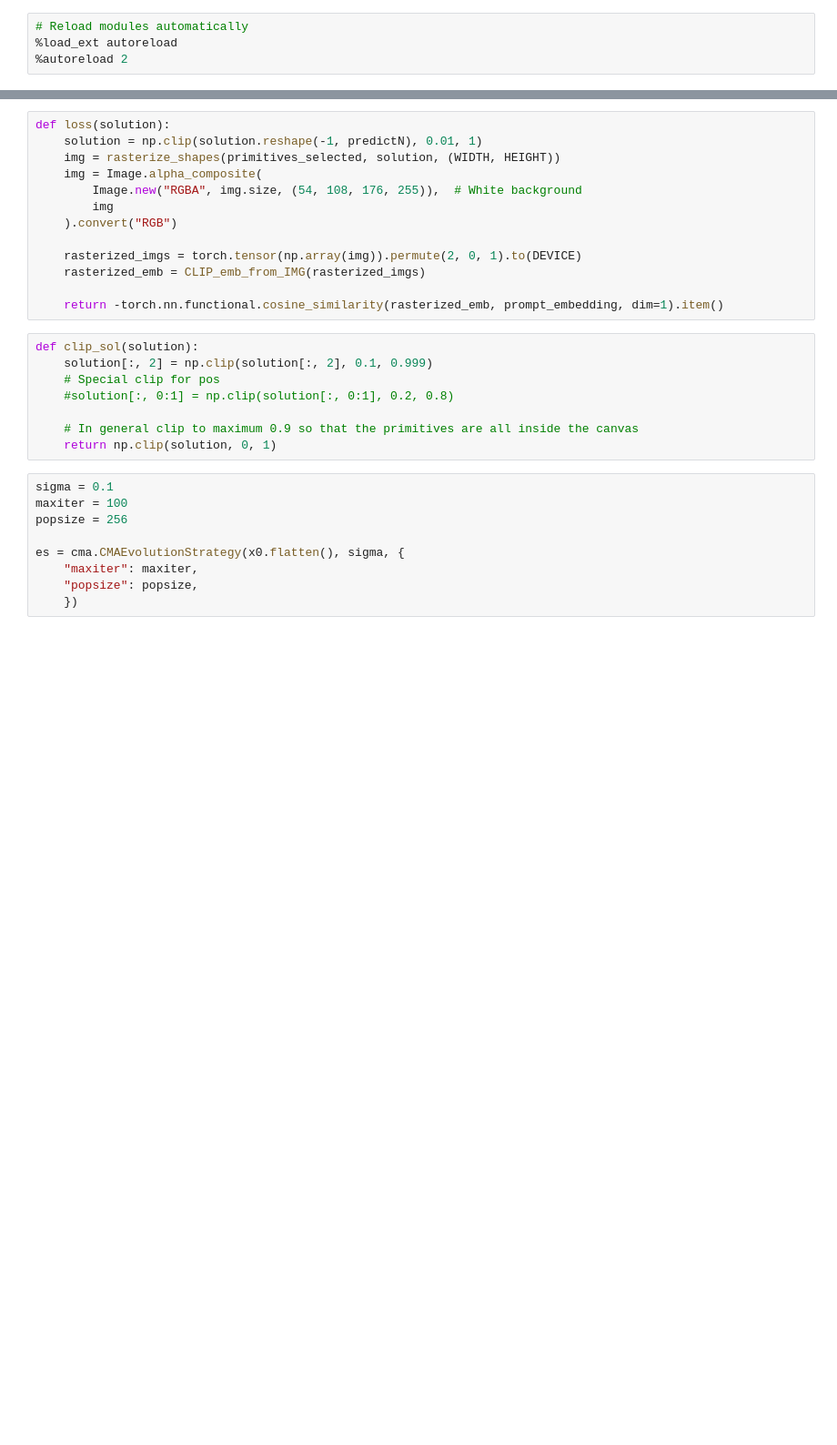
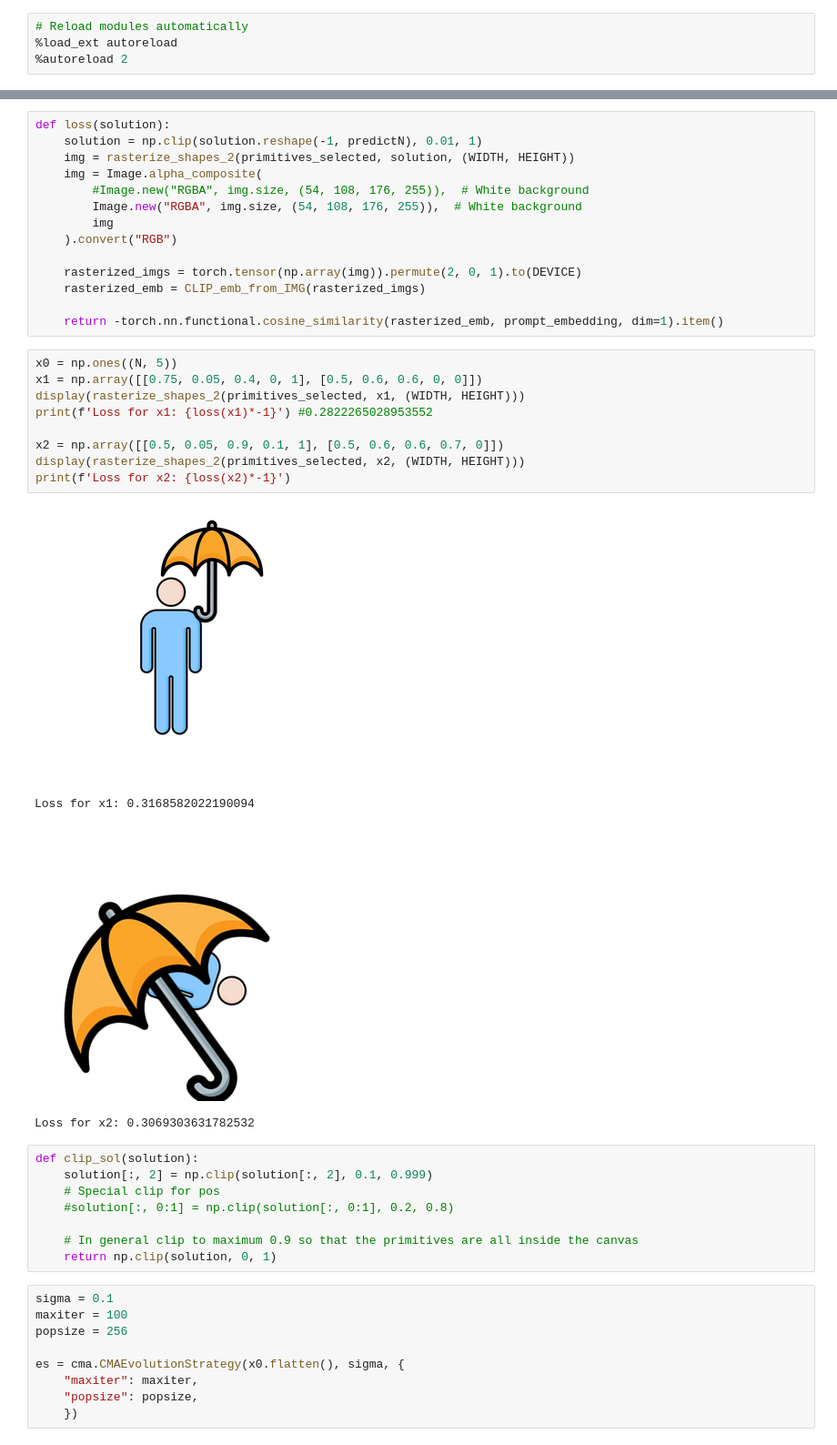
Before and after one commit to pietrosig/clip-primitive-stitching, a Jupyter notebook: cma.ipynb, the cells around one changed output, grey strips where cells are left out. Shown at 91% size. Cells and saved outputs as stored; diff of their text form; blank space fills up the shorter version.

```diff
--- a/cma.ipynb
+++ b/cma.ipynb
@@ -87,8 +93,9 @@ cpu
 # %%
 def loss(solution):
     solution = np.clip(solution.reshape(-1, predictN), 0.01, 1)
-    img = rasterize_shapes(primitives_selected, solution, (WIDTH, HEIGHT))
+    img = rasterize_shapes_2(primitives_selected, solution, (WIDTH, HEIGHT))
     img = Image.alpha_composite(
+        #Image.new("RGBA", img.size, (54, 108, 176, 255)),  # White background
         Image.new("RGBA", img.size, (54, 108, 176, 255)),  # White background
         img
     ).convert("RGB")
@@ -97,6 +104,20 @@ def loss(solution):
     rasterized_emb = CLIP_emb_from_IMG(rasterized_imgs)
 
     return -torch.nn.functional.cosine_similarity(rasterized_emb, prompt_embedding, dim=1).item()
+# %%
+x0 = np.ones((N, 5))
+x1 = np.array([[0.75, 0.05, 0.4, 0, 1], [0.5, 0.6, 0.6, 0, 0]])
+display(rasterize_shapes_2(primitives_selected, x1, (WIDTH, HEIGHT)))
+print(f'Loss for x1: {loss(x1)*-1}') #0.2822265028953552
+
+x2 = np.array([[0.5, 0.05, 0.9, 0.1, 1], [0.5, 0.6, 0.6, 0.7, 0]])
+display(rasterize_shapes_2(primitives_selected, x2, (WIDTH, HEIGHT)))
+print(f'Loss for x2: {loss(x2)*-1}')
+# %% [output]
+[figure, added]
+Loss for x1: 0.3168582022190094
+[figure, added]
+Loss for x2: 0.3069303631782532
 # %%
 def clip_sol(solution):
     solution[:, 2] = np.clip(solution[:, 2], 0.1, 0.999)
```
Also changed, not shown: parts of 6 cells of this notebook.
